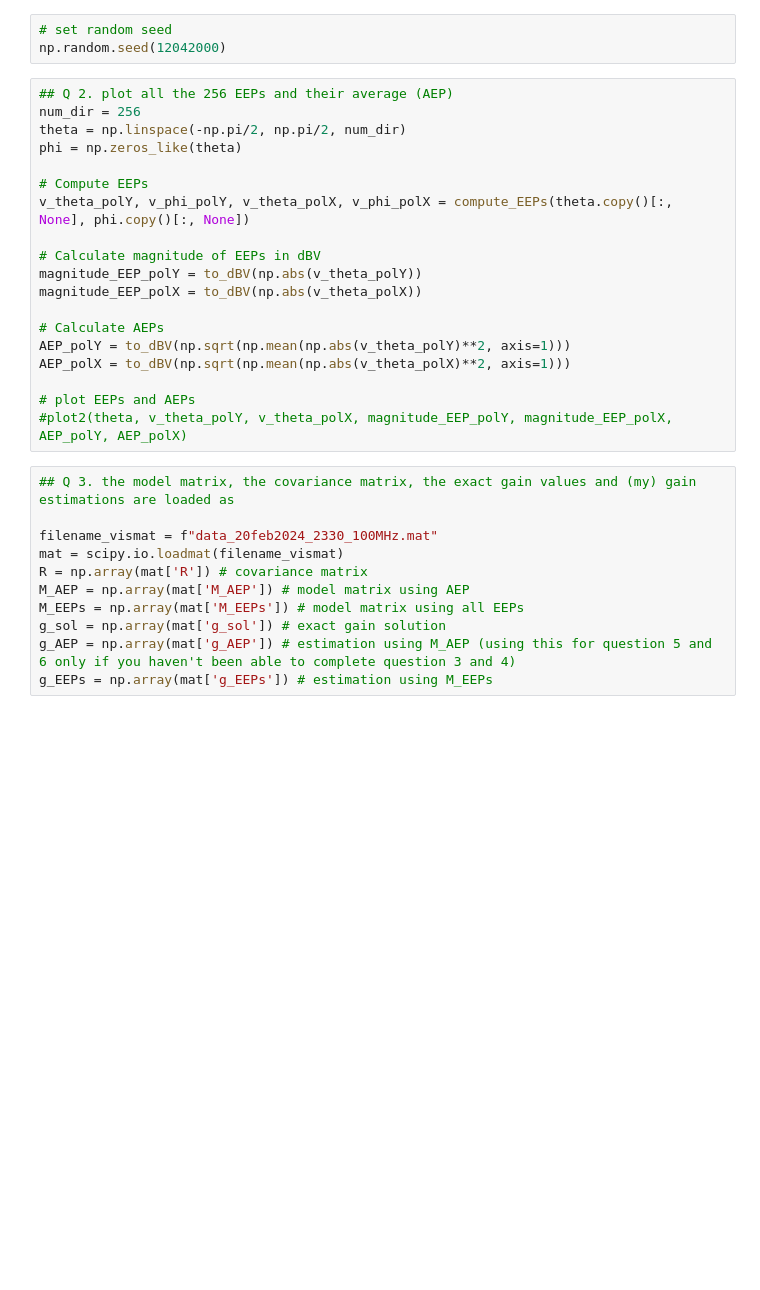
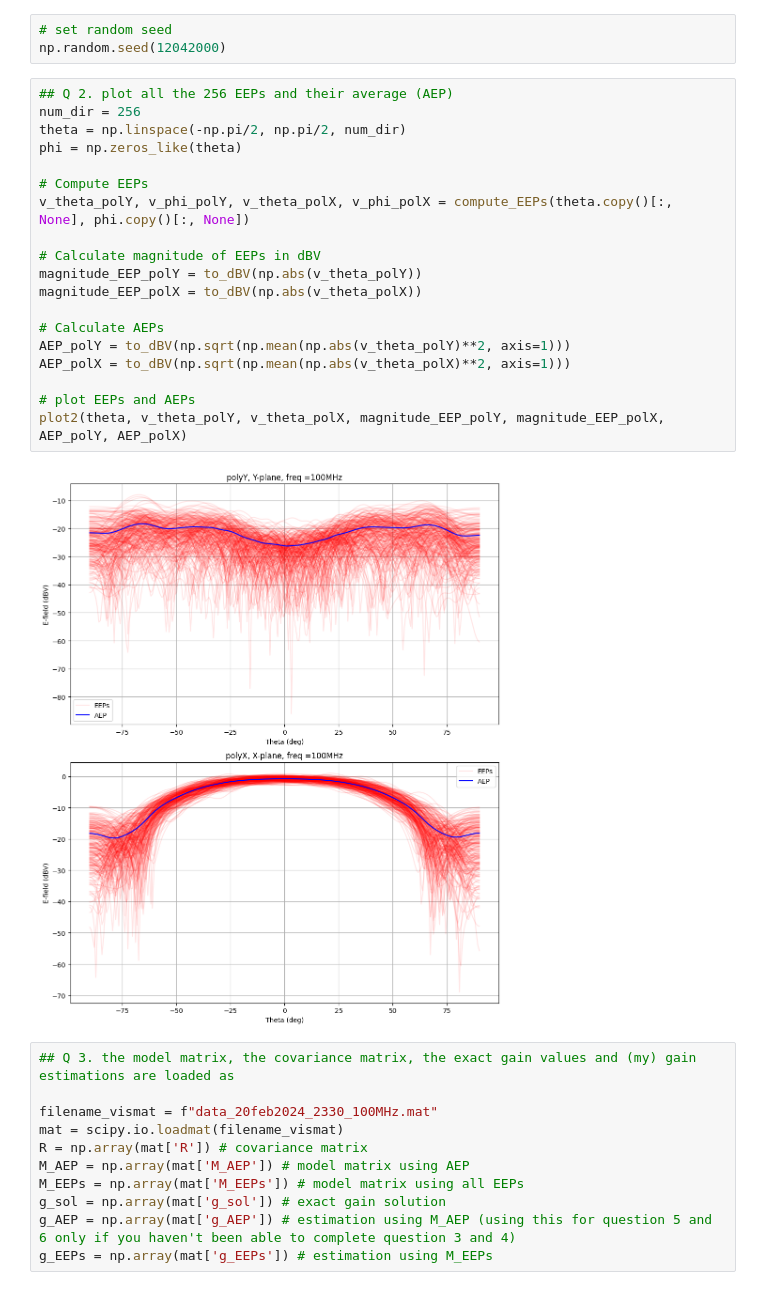
Before and after one commit to MaxTalberg/SKA-low-mini-project, a Jupyter notebook: harp_beam/CW.ipynb, the cells around one changed output. Drawn from its saved outputs; the diff is of its cells as text; blank space fills up the shorter version.

```diff
--- a/harp_beam/CW.ipynb
+++ b/harp_beam/CW.ipynb
@@ -14,22 +14,24 @@ np.random.seed(12042000)
 # %%
 ## Q 2. plot all the 256 EEPs and their average (AEP)
 num_dir = 256
 theta = np.linspace(-np.pi/2, np.pi/2, num_dir)
 phi = np.zeros_like(theta)
 
 # Compute EEPs
 v_theta_polY, v_phi_polY, v_theta_polX, v_phi_polX = compute_EEPs(theta.copy()[:, None], phi.copy()[:, None])
 
 # Calculate magnitude of EEPs in dBV
 magnitude_EEP_polY = to_dBV(np.abs(v_theta_polY))
 magnitude_EEP_polX = to_dBV(np.abs(v_theta_polX))
 
 # Calculate AEPs
 AEP_polY = to_dBV(np.sqrt(np.mean(np.abs(v_theta_polY)**2, axis=1)))
 AEP_polX = to_dBV(np.sqrt(np.mean(np.abs(v_theta_polX)**2, axis=1)))
 
 # plot EEPs and AEPs
-#plot2(theta, v_theta_polY, v_theta_polX, magnitude_EEP_polY, magnitude_EEP_polX, AEP_polY, AEP_polX)
+plot2(theta, v_theta_polY, v_theta_polX, magnitude_EEP_polY, magnitude_EEP_polX, AEP_polY, AEP_polX)
+# %% [output]
+[figure, added]
 # %%
 ## Q 3. the model matrix, the covariance matrix, the exact gain values and (my) gain estimations are loaded as
 
```
Also changed, not shown: parts of 4 cells of this notebook, 1 other file.
